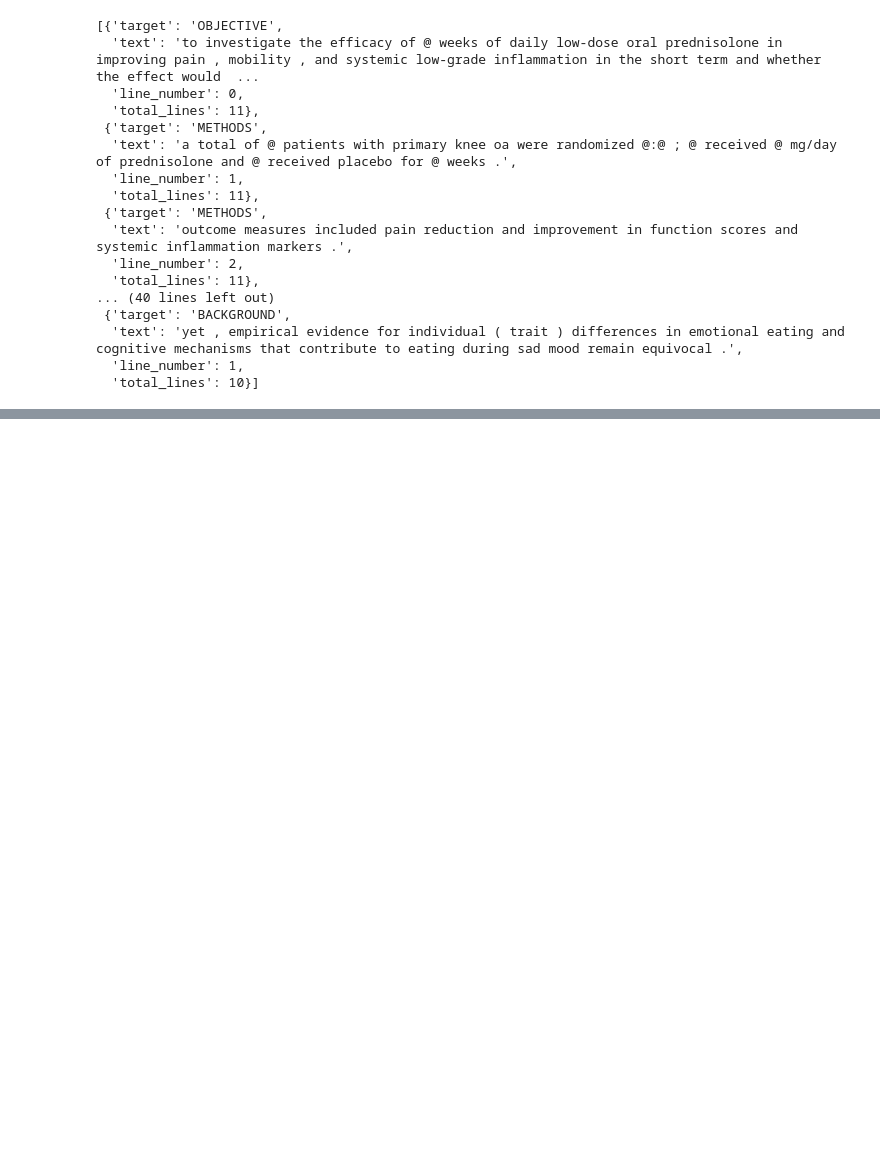
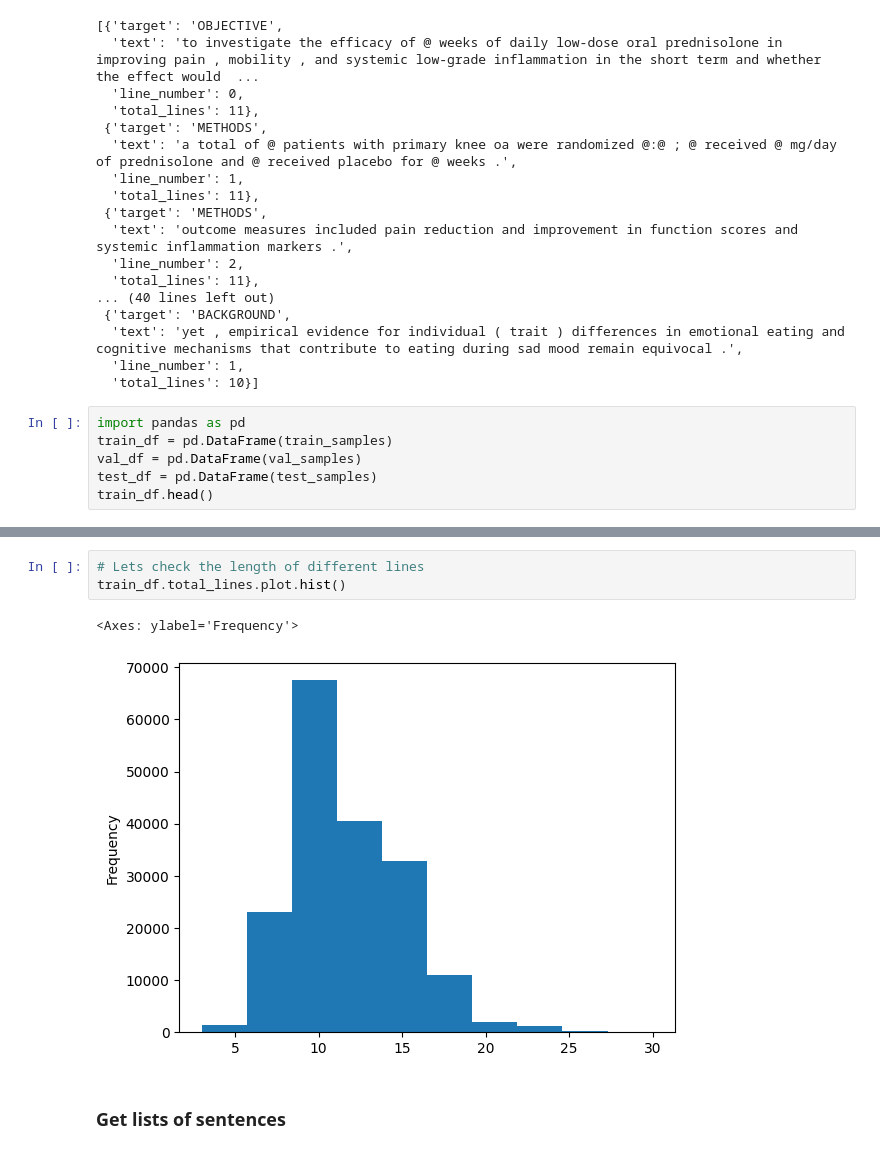
Before and after one commit to Adnan-edu/tensorflow-deep-learning, a Jupyter notebook: 09_SkimLit_nlp_milestone_project_2.ipynb, the cells around one changed output, grey strips where cells are left out. Drawn from its saved outputs; the diff is of its cells as text; blank space fills up the shorter version.

Commit message:
Performing visual data analysis on our preprocessed text.

```diff
--- a/09_SkimLit_nlp_milestone_project_2.ipynb
+++ b/09_SkimLit_nlp_milestone_project_2.ipynb
@@ -132,3 +132,9 @@ train_samples[:14]
   'text': 'yet , empirical evidence for individual ( trait ) differences in emotional eating and cognitive mechanisms that contribute to eating during sad mood remain equivocal .',
   'line_number': 1,
   'total_lines': 10}]
+# %%
+import pandas as pd
+train_df = pd.DataFrame(train_samples)
+val_df = pd.DataFrame(val_samples)
+test_df = pd.DataFrame(test_samples)
+train_df.head()
@@ -134,0 +159,8 @@ train_samples[:14]
+# %%
+# Lets check the length of different lines
+train_df.total_lines.plot.hist()
+# %% [output]
+<Axes: ylabel='Frequency'>
+[figure, added]
+# %% [markdown]
+### Get lists of sentences
```
Also changed, not shown: parts of 5 cells of this notebook.
